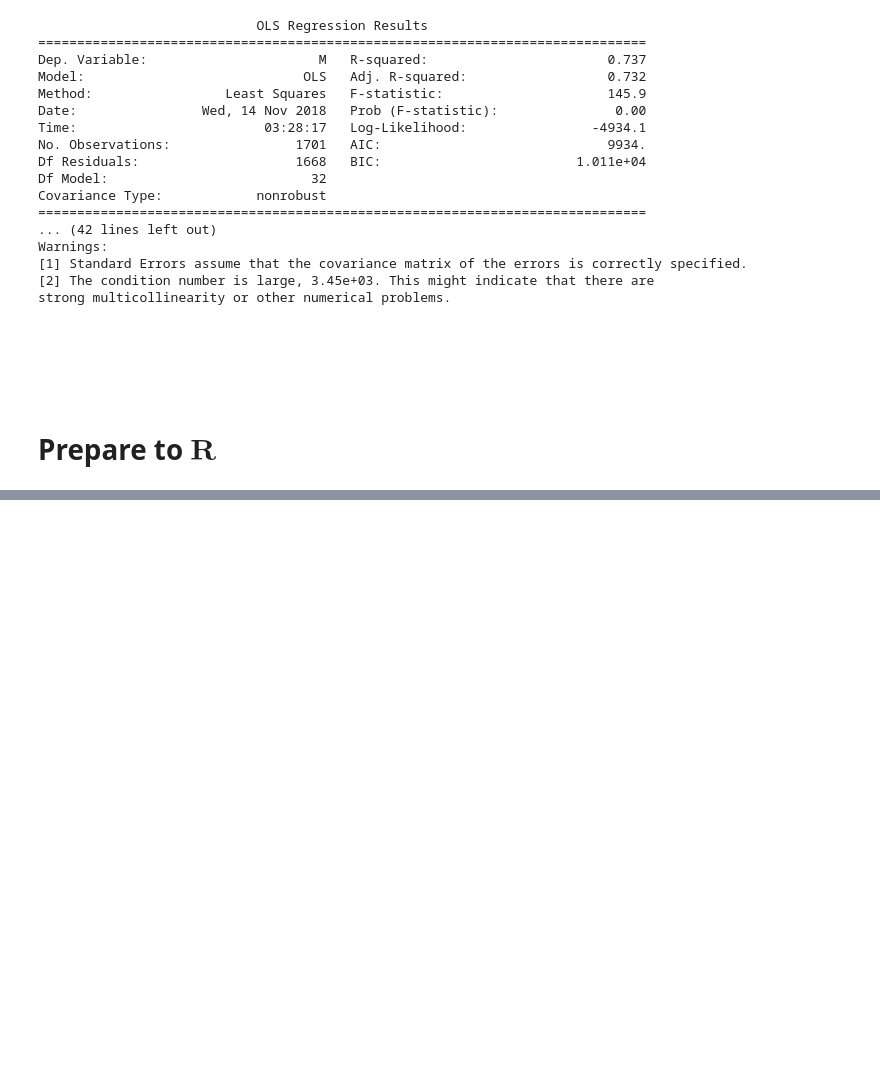
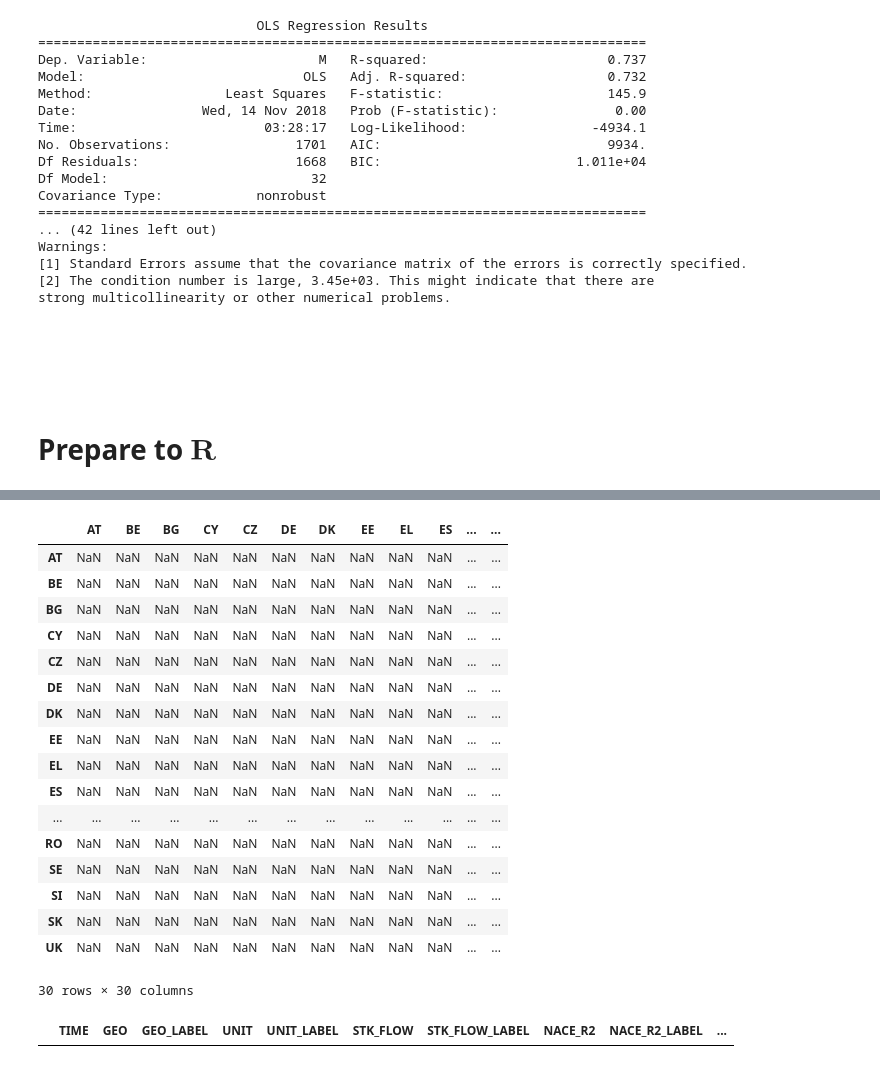
Before and after one commit to boturon/NovaSBE_Courses, a Jupyter notebook: 1107_macroeconomic-policies/assignment/pred-gdp/data.ipynb, the cells around one changed output, grey strips where cells are left out. Cells and saved outputs as stored; diff of their text form; code cells hidden in the pictures; blank space fills up the shorter version.

```diff
--- a/1107_macroeconomic-policies/assignment/pred-gdp/data.ipynb
+++ b/1107_macroeconomic-policies/assignment/pred-gdp/data.ipynb
@@ -935,0 +969,2 @@ for item in list(set(selec.NA_ITEM)):
+# %%
+XXX_source = ext_tec03[(ext_tec03.TIME==2016)& (ext_tec03.STK_FLOW=="EXP")]
@@ -935,0 +992,32 @@ for item in list(set(selec.NA_ITEM)):
+# %%
+XXX_countries = sorted(list(set(ext_tec03.GEO.values)))
+# %%
+XXX_matrix = pd.DataFrame(index=XXX_countries, columns=XXX_countries)
+# %%
+for ind, row in XXX_source.iterrows():
+    XXX_matrix.loc[row.GEO][row.PARTNER]=row.Value
+# %%
+XXX_matrix
+# %% [output]
+|  | AT | BE | BG | CY | CZ | DE | DK | EE | EL | ES | ... | ... |
+| AT | NaN | NaN | NaN | NaN | NaN | NaN | NaN | NaN | NaN | NaN | ... | ... |
+| BE | NaN | NaN | NaN | NaN | NaN | NaN | NaN | NaN | NaN | NaN | ... | ... |
+| BG | NaN | NaN | NaN | NaN | NaN | NaN | NaN | NaN | NaN | NaN | ... | ... |
+| CY | NaN | NaN | NaN | NaN | NaN | NaN | NaN | NaN | NaN | NaN | ... | ... |
+| CZ | NaN | NaN | NaN | NaN | NaN | NaN | NaN | NaN | NaN | NaN | ... | ... |
+| DE | NaN | NaN | NaN | NaN | NaN | NaN | NaN | NaN | NaN | NaN | ... | ... |
+| DK | NaN | NaN | NaN | NaN | NaN | NaN | NaN | NaN | NaN | NaN | ... | ... |
+| EE | NaN | NaN | NaN | NaN | NaN | NaN | NaN | NaN | NaN | NaN | ... | ... |
+| EL | NaN | NaN | NaN | NaN | NaN | NaN | NaN | NaN | NaN | NaN | ... | ... |
+| ES | NaN | NaN | NaN | NaN | NaN | NaN | NaN | NaN | NaN | NaN | ... | ... |
+| ... | ... | ... | ... | ... | ... | ... | ... | ... | ... | ... | ... | ... |
+| RO | NaN | NaN | NaN | NaN | NaN | NaN | NaN | NaN | NaN | NaN | ... | ... |
+| SE | NaN | NaN | NaN | NaN | NaN | NaN | NaN | NaN | NaN | NaN | ... | ... |
+| SI | NaN | NaN | NaN | NaN | NaN | NaN | NaN | NaN | NaN | NaN | ... | ... |
+| SK | NaN | NaN | NaN | NaN | NaN | NaN | NaN | NaN | NaN | NaN | ... | ... |
+| UK | NaN | NaN | NaN | NaN | NaN | NaN | NaN | NaN | NaN | NaN | ... | ... |
+30 rows × 30 columns
+# %%
+ext_tec03[(ext_tec03.TIME==2016)& (ext_tec03.STK_FLOW=="STK_FLOW")]
+# %% [output]
+|  | TIME | GEO | GEO_LABEL | UNIT | UNIT_LABEL | STK_FLOW | STK_FLOW_LABEL | NACE_R2 | NACE_R2_LABEL | ... |
```
Also changed, not shown: parts of 12 cells of this notebook, 14 other files.
